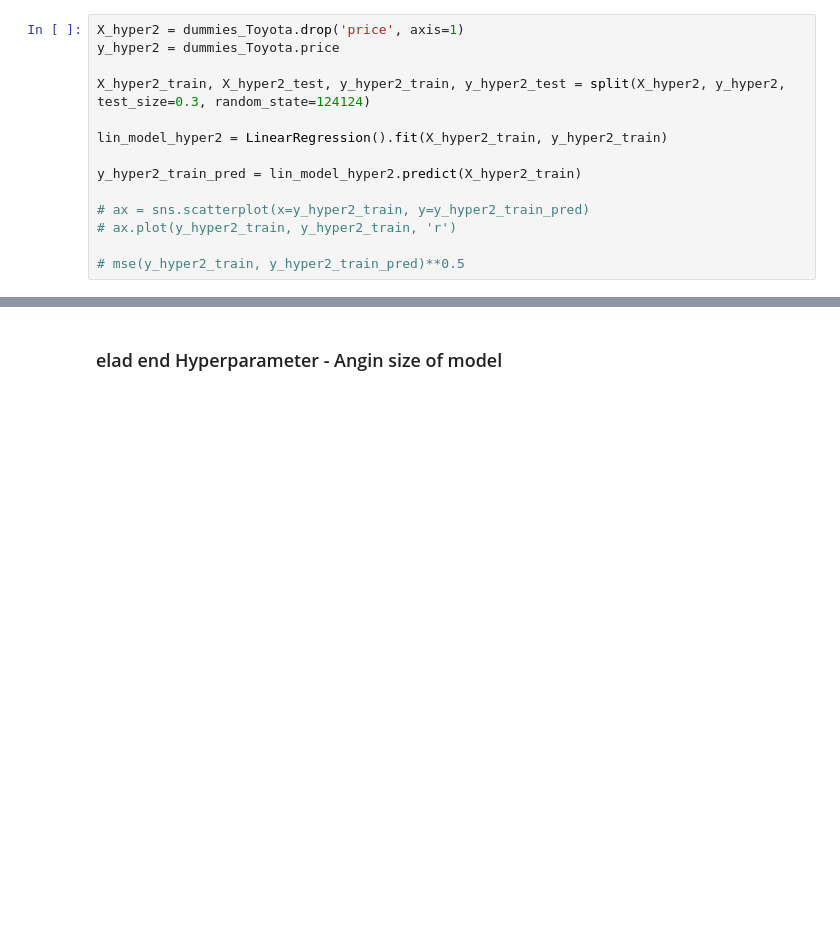
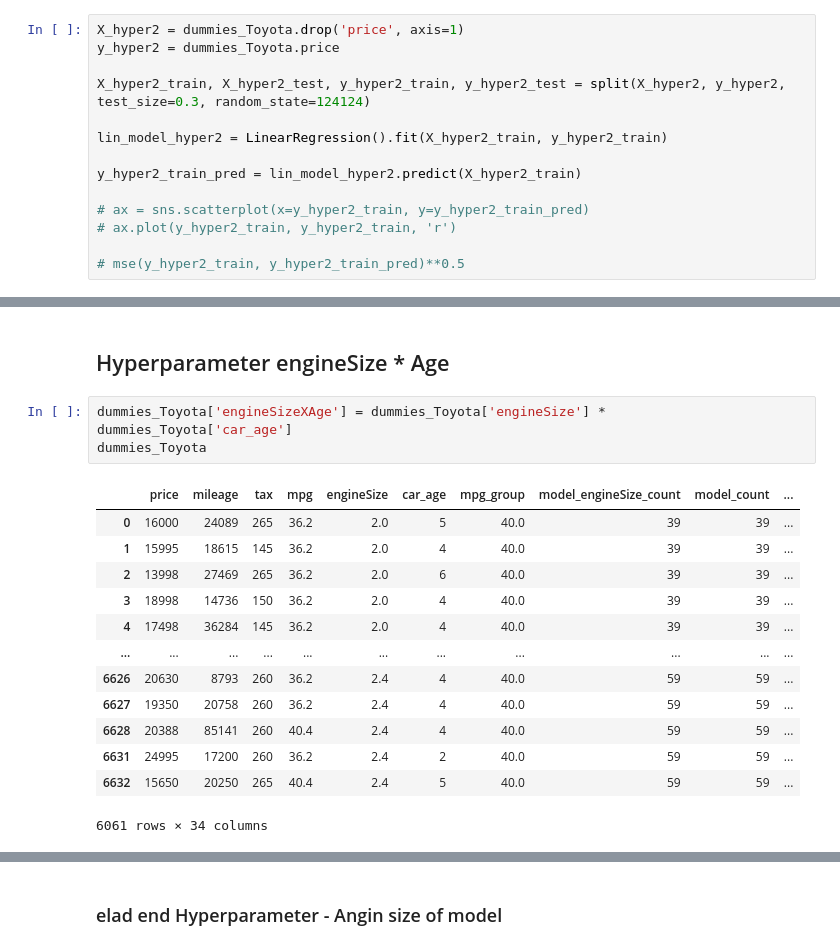
Before and after one commit to Raanank10/UK_Used_Car_Data, a Jupyter notebook: 100000_UK_Used_Car_Data_set_regression_project_.ipynb, the cells around one changed output, grey strips where cells are left out. Cells and saved outputs as stored; diff of their text form; blank space fills up the shorter version.

```diff
--- a/100000_UK_Used_Car_Data_set_regression_project_.ipynb
+++ b/100000_UK_Used_Car_Data_set_regression_project_.ipynb
@@ -1229,0 +1264,19 @@ mse(y_hyper2_train, y_hyper2_train_pred)**0.5
+# %% [markdown]
+## Hyperparameter engineSize * Age
+# %%
+dummies_Toyota['engineSizeXAge'] = dummies_Toyota['engineSize'] * dummies_Toyota['car_age']
+dummies_Toyota
+# %% [output]
+|  | price | mileage | tax | mpg | engineSize | car_age | mpg_group | model_engineSize_count | model_count | ... |
+| 0 | 16000 | 24089 | 265 | 36.2 | 2.0 | 5 | 40.0 | 39 | 39 | ... |
+| 1 | 15995 | 18615 | 145 | 36.2 | 2.0 | 4 | 40.0 | 39 | 39 | ... |
+| 2 | 13998 | 27469 | 265 | 36.2 | 2.0 | 6 | 40.0 | 39 | 39 | ... |
+| 3 | 18998 | 14736 | 150 | 36.2 | 2.0 | 4 | 40.0 | 39 | 39 | ... |
+| 4 | 17498 | 36284 | 145 | 36.2 | 2.0 | 4 | 40.0 | 39 | 39 | ... |
+| ... | ... | ... | ... | ... | ... | ... | ... | ... | ... | ... |
+| 6626 | 20630 | 8793 | 260 | 36.2 | 2.4 | 4 | 40.0 | 59 | 59 | ... |
+| 6627 | 19350 | 20758 | 260 | 36.2 | 2.4 | 4 | 40.0 | 59 | 59 | ... |
+| 6628 | 20388 | 85141 | 260 | 40.4 | 2.4 | 4 | 40.0 | 59 | 59 | ... |
+| 6631 | 24995 | 17200 | 260 | 36.2 | 2.4 | 2 | 40.0 | 59 | 59 | ... |
+| 6632 | 15650 | 20250 | 265 | 40.4 | 2.4 | 5 | 40.0 | 59 | 59 | ... |
+6061 rows × 34 columns
```
Also changed, not shown: parts of 9 cells of this notebook.
